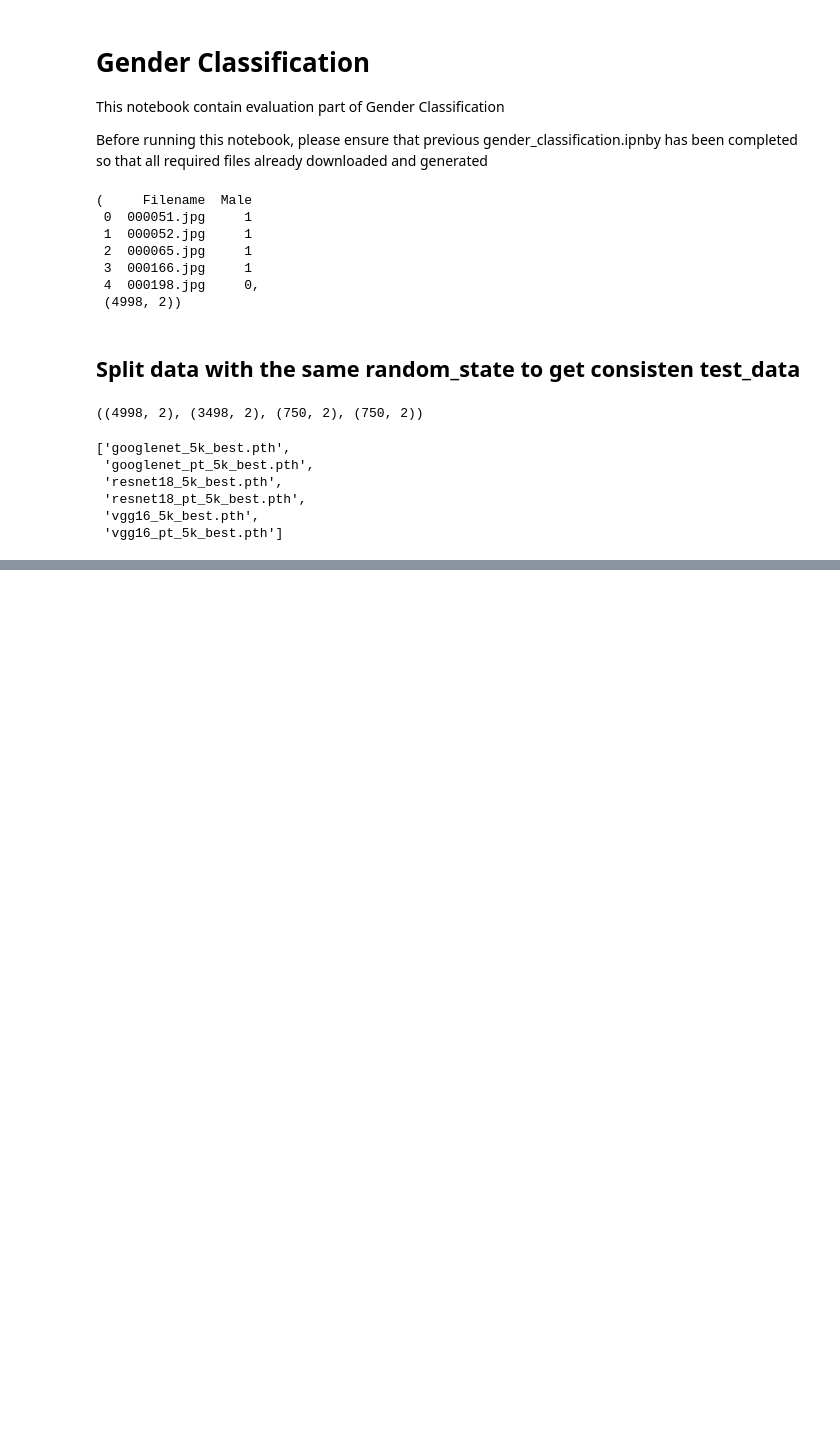
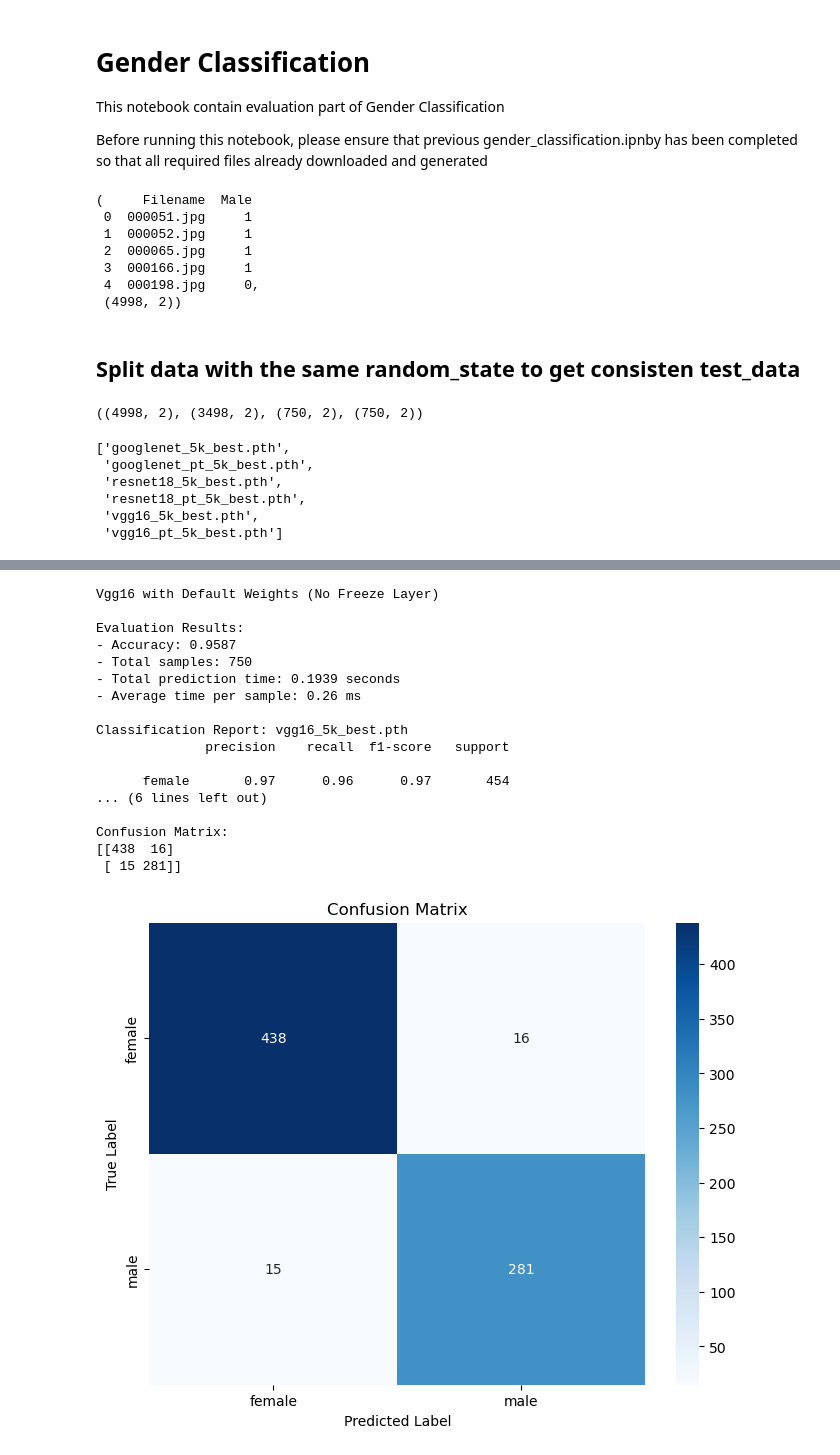
Before and after one commit to budikawira/gender-classification, a Jupyter notebook: gender_classification_evaluation.ipynb, the cells around one changed output, grey strips where cells are left out. Cells and saved outputs as stored; diff of their text form; code cells hidden in the pictures; blank space fills up the shorter version.

```diff
--- a/gender_classification_evaluation.ipynb
+++ b/gender_classification_evaluation.ipynb
@@ -279,13 +200,13 @@ model = models.googlenet(aux_logits=False, init_weights=False)  # replace with y
 num_ftrs = model.fc.in_features
 model.fc = nn.Linear(num_ftrs, 2)  # for 2 output classes: male/female
 try:
-    checkpoint = torch.load(os.path.join(model_path, model_state_weight), map_location, weights_only=True)
+    checkpoint = torch.load(os.path.join(model_path, model_state_weight), weights_only=True)
 except:
     # Fallback for older PyTorch versions or complex checkpoints
-    checkpoint = torch.load(os.path.join(model_path, model_state_weight), map_location='cuda')
+    checkpoint = torch.load(os.path.join(model_path, model_state_weight))
 model.load_state_dict(checkpoint['model'])
 print(model_name)
-eval_result = evaluate_model(model,test_loader, ["female", "male"])
+eval_results.append(evaluate_model(model,test_loader, ["female", "male"], model_state_weight))
 # %% [output]
 GoogleNet with Default Weight (No Freeze Layer)
 
@@ -318,13 +234,13 @@ model = models.googlenet(weights=models.GoogLeNet_Weights.DEFAULT)  # replace wi
 num_ftrs = model.fc.in_features
 model.fc = nn.Linear(num_ftrs, 2)  # for 2 output classes: male/female
 try:
-    checkpoint = torch.load(os.path.join(model_path, model_state_weight), map_location, weights_only=True)
+    checkpoint = torch.load(os.path.join(model_path, model_state_weight), weights_only=True)
 except:
     # Fallback for older PyTorch versions or complex checkpoints
-    checkpoint = torch.load(os.path.join(model_path, model_state_weight), map_location='cuda')
+    checkpoint = torch.load(os.path.join(model_path, model_state_weight))
 model.load_state_dict(checkpoint['model'])
 print(model_name)
-eval_result = evaluate_model(model,test_loader, ["female", "male"])
+eval_results.append(evaluate_model(model,test_loader, ["female", "male"], model_state_weight))
 # %% [output]
 GoogleNet Pre-Trained with ImageNet Dataset
 
@@ -357,13 +268,13 @@ model = models.resnet18()  # replace with your actual model, e.g., models.resnet
 num_ftrs = model.fc.in_features
 model.fc = nn.Linear(num_ftrs, 2)  # for 2 output classes: male/female
 try:
-    checkpoint = torch.load(os.path.join(model_path, model_state_weight), map_location, weights_only=True)
+    checkpoint = torch.load(os.path.join(model_path, model_state_weight), weights_only=True)
 except:
     # Fallback for older PyTorch versions or complex checkpoints
-    checkpoint = torch.load(os.path.join(model_path, model_state_weight), map_location='cuda')
+    checkpoint = torch.load(os.path.join(model_path, model_state_weight))
 model.load_state_dict(checkpoint['model'])
 print(model_name)
-eval_result = evaluate_model(model,test_loader, ["female", "male"])
+eval_results.append(evaluate_model(model,test_loader, ["female", "male"], model_state_weight))
 # %% [output]
 ResNet18 with Default Weight (No Freeze Layer)
 
@@ -396,13 +302,13 @@ model = models.resnet18(weights=models.ResNet18_Weights.DEFAULT)  # replace with
 num_ftrs = model.fc.in_features
 model.fc = nn.Linear(num_ftrs, 2)  # for 2 output classes: male/female
 try:
-    checkpoint = torch.load(os.path.join(model_path, model_state_weight), map_location, weights_only=True)
+    checkpoint = torch.load(os.path.join(model_path, model_state_weight), weights_only=True)
 except:
     # Fallback for older PyTorch versions or complex checkpoints
-    checkpoint = torch.load(os.path.join(model_path, model_state_weight), map_location='cuda')
+    checkpoint = torch.load(os.path.join(model_path, model_state_weight))
 model.load_state_dict(checkpoint['model'])
 print(model_name)
-eval_result = evaluate_model(model,test_loader, ["female", "male"])
+eval_results.append(evaluate_model(model,test_loader, ["female", "male"], model_state_weight))
 # %% [output]
 ResNet18 Pre-Trained with ImageNet Dataset
 
@@ -430,7 +331,33 @@ Additional Metrics:
 # %%
+model_name = 'Vgg16 with Default Weights (No Freeze Layer)'
+model_state_weight = 'vgg16_5k_best.pth'
+
 model = models.vgg16()  # replace with your actual model, e.g., models.resnet18()
 model.classifier[-1] = nn.Linear(model.classifier[-1].in_features, 2)  # for 2 output classes: male/female
-checkpoint = torch.load(os.path.join(model_path, 'vgg_5k_best.pth'), map_location='cuda')  # or 'cuda' if using GPU
+try:
+    checkpoint = torch.load(os.path.join(model_path, model_state_weight), weights_only=True)
+except:
+    # Fallback for older PyTorch versions or complex checkpoints
+    checkpoint = torch.load(os.path.join(model_path, model_state_weight))
 model.load_state_dict(checkpoint['model'])
-print('Model VGG16')
-accuracy, all_preds, all_labels, total_time, avg_time_per_sample = evaluate_model(model,test_loader, ["female", "male"])
+print(model_name)
+eval_results.append(evaluate_model(model,test_loader, ["female", "male"], model_state_weight))
+# %% [output]
+Vgg16 with Default Weights (No Freeze Layer)
+
+Evaluation Results:
+- Accuracy: 0.9587
+- Total samples: 750
+- Total prediction time: 0.1939 seconds
+- Average time per sample: 0.26 ms
+
+Classification Report: vgg16_5k_best.pth
+              precision    recall  f1-score   support
+
+      female       0.97      0.96      0.97       454
+... (6 lines left out)
+
+Confusion Matrix:
+[[438  16]
+ [ 15 281]]
+[figure, added]
```
Also changed, not shown: parts of 26 cells of this notebook, 1 other file.
